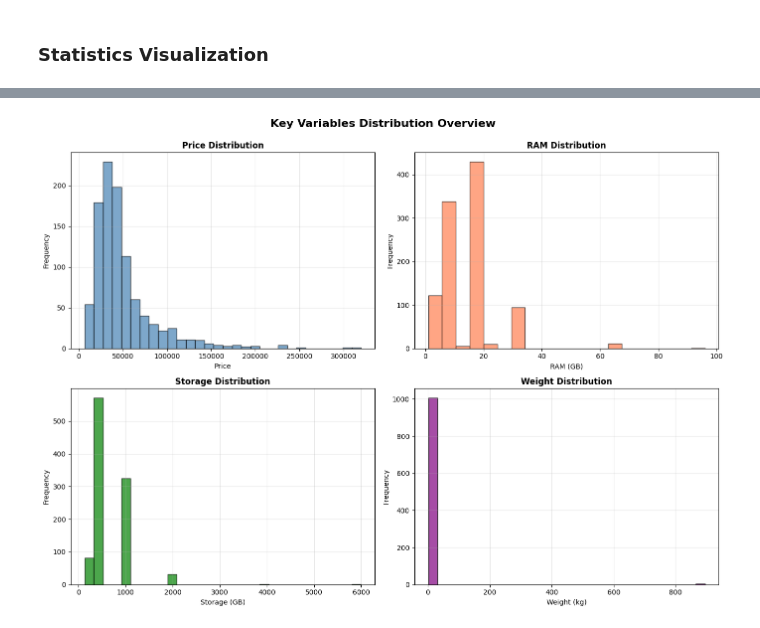
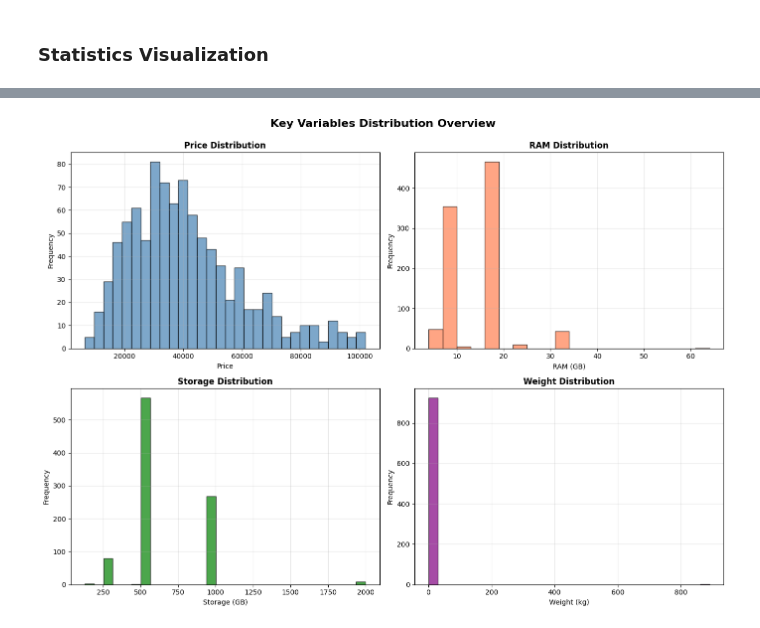
Before and after one commit to Waddah0-0/Laptop-Price-Prediction, a Jupyter notebook: Code/EDA.ipynb, the cells around one changed output, grey strips where cells are left out. Cells and saved outputs as stored; diff of their text form; code cells hidden in the pictures.

```diff
--- a/Code/EDA.ipynb
+++ b/Code/EDA.ipynb
@@ -176,38 +176,38 @@ Passing `palette` without assigning `hue` is deprecated and will be removed in v
 fig, axes = plt.subplots(2, 2, figsize=(14, 10))
 
 # Price distribution
-axes[0, 0].hist(df['Price'], bins=30, color='steelblue', edgecolor='black', alpha=0.7)
+axes[0, 0].hist(out_rem['Price'], bins=30, color='steelblue', edgecolor='black', alpha=0.7)
 axes[0, 0].set_title('Price Distribution', fontweight='bold')
 axes[0, 0].set_xlabel('Price')
 axes[0, 0].set_ylabel('Frequency')
 axes[0, 0].grid(alpha=0.3)
 
 # RAM distribution
-axes[0, 1].hist(df['RAM'], bins=20, color='coral', edgecolor='black', alpha=0.7)
+axes[0, 1].hist(out_rem['RAM'], bins=20, color='coral', edgecolor='black', alpha=0.7)
 axes[0, 1].set_title('RAM Distribution', fontweight='bold')
 axes[0, 1].set_xlabel('RAM (GB)')
 axes[0, 1].set_ylabel('Frequency')
 axes[0, 1].grid(alpha=0.3)
 
 # Storage distribution
-axes[1, 0].hist(df['Storage'], bins=30, color='green', edgecolor='black', alpha=0.7)
+axes[1, 0].hist(out_rem['Storage'], bins=30, color='green', edgecolor='black', alpha=0.7)
 axes[1, 0].set_title('Storage Distribution', fontweight='bold')
 axes[1, 0].set_xlabel('Storage (GB)')
 axes[1, 0].set_ylabel('Frequency')
 axes[1, 0].grid(alpha=0.3)
 
 # Weight distribution
-axes[1, 1].hist(df['Weight'], bins=30, color='purple', edgecolor='black', alpha=0.7)
+axes[1, 1].hist(out_rem['Weight'], bins=30, color='purple', edgecolor='black', alpha=0.7)
 axes[1, 1].set_title('Weight Distribution', fontweight='bold')
 axes[1, 1].set_xlabel('Weight (kg)')
 axes[1, 1].set_ylabel('Frequency')
 axes[1, 1].grid(alpha=0.3)
 
 plt.suptitle('Key Variables Distribution Overview', fontsize=16, fontweight='bold', y=0.995)
 plt.tight_layout()
 plt.show()
 # %% [output]
-[figure, old version]
+[figure, new version]
 # %%
 out_rem.to_csv("data_without_outliers.csv", index=False, encoding="utf-8-sig")
 # %%
```
Also changed, not shown: parts of 13 cells of this notebook, 7 other files.
